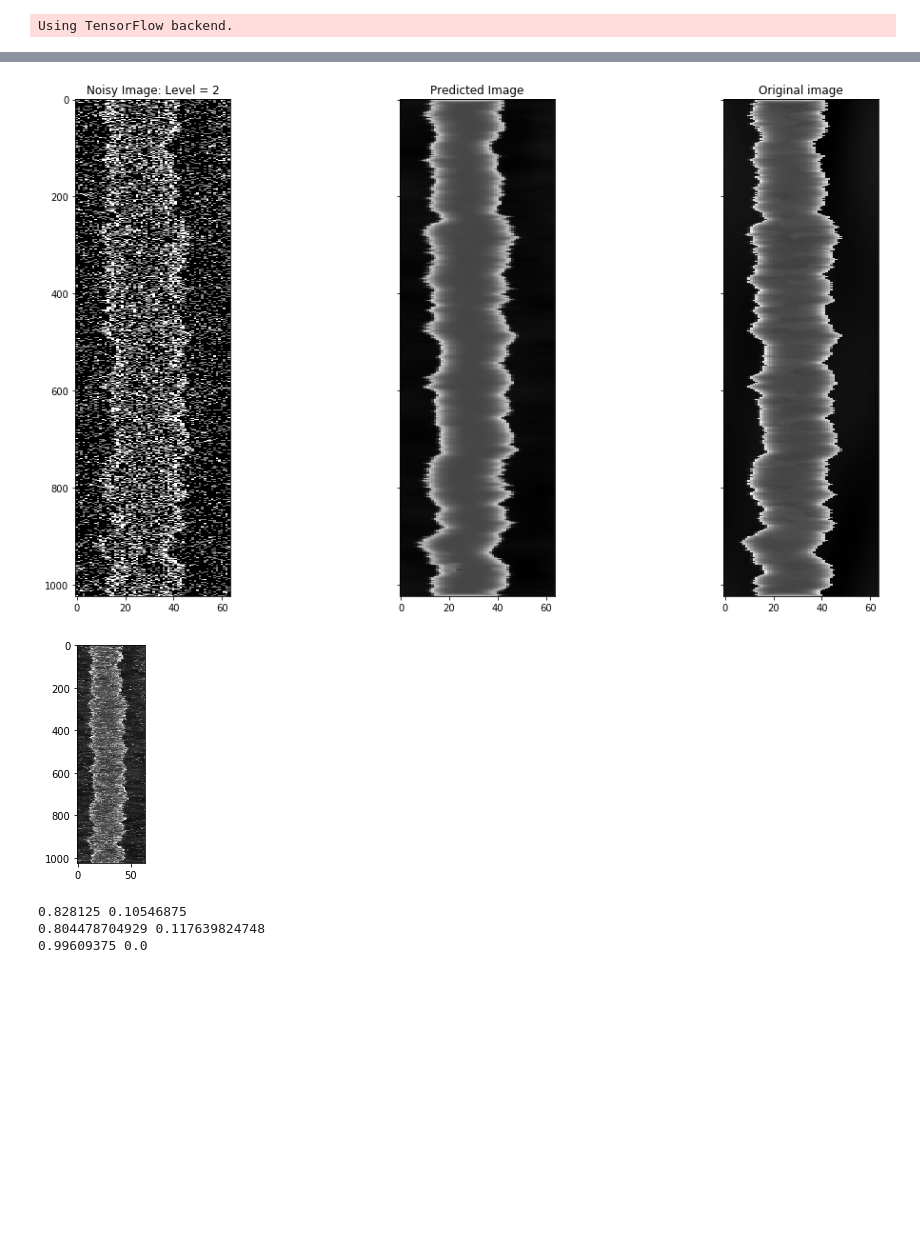
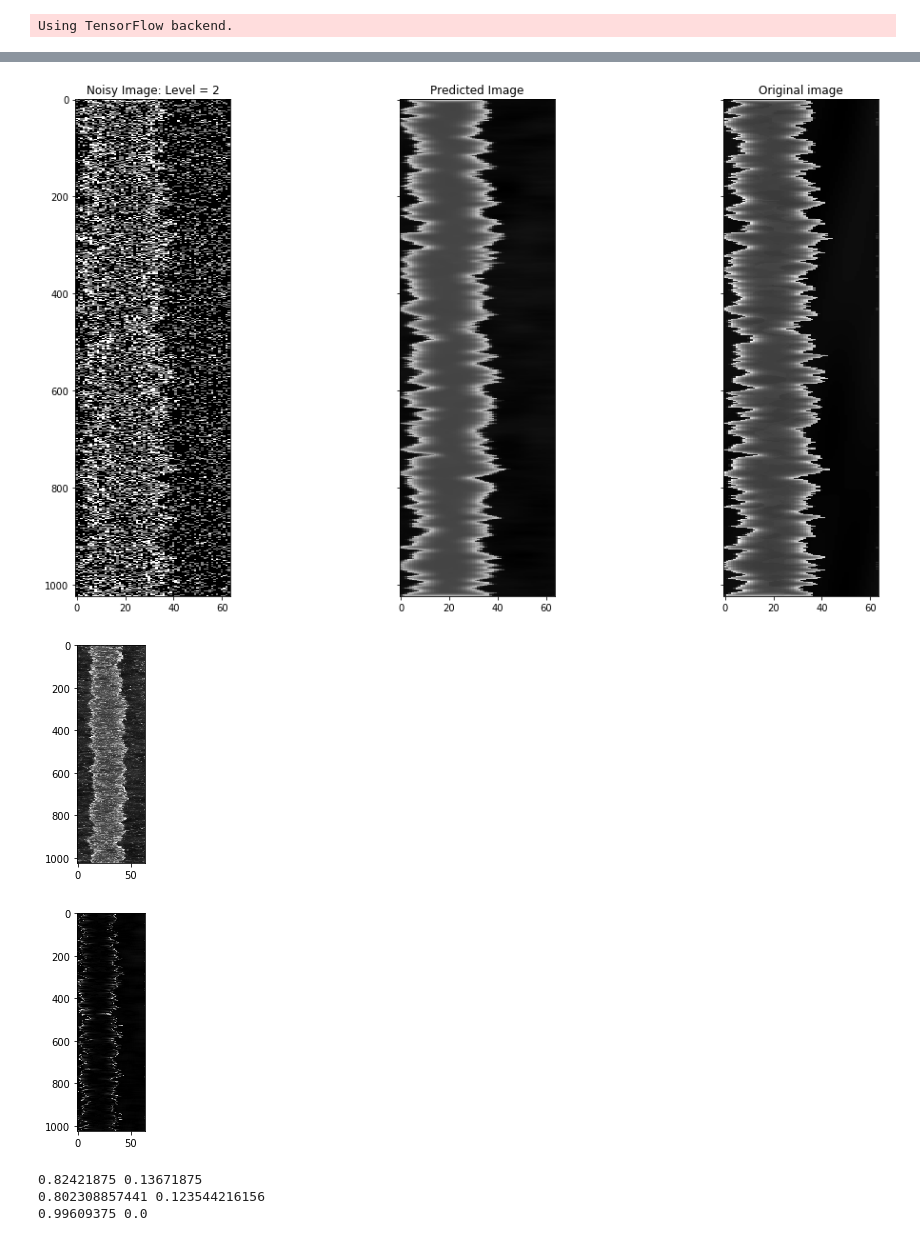
Before and after one commit to narendrachaudhary51/LER_machine_learning, a Jupyter notebook: neural_nets/nnet_prediction.ipynb, the cells around one changed output, grey strips where cells are left out. Saved outputs shown, nothing was run; the diff lists cells and outputs as text; code cells hidden in the pictures; blank space fills up the shorter version.

```diff
--- a/neural_nets/nnet_prediction.ipynb
+++ b/neural_nets/nnet_prediction.ipynb
@@ -19,9 +19,9 @@ path = '/home/grads/n/narendra5/Desktop/Programs/LER_machine_learning/'
 
 model = load_model(path + 'models/' + 'full_run1_epoch_4.h5')
 
-sigma = 1.2
-alpha = 0.7
-Xi = 40
+sigma = 1.6
+alpha = 0.9
+Xi = 10
 width = 30
 space = 30
 noise = 2
@@ -69,37 +69,41 @@ fig, ax = plt.subplots(nrows=1, ncols=3, figsize=(16, 8), sharex=True,
 
 
 ax[0].imshow(imnoisy,cmap = 'gray',aspect= 0.2)
 ax[0].set_title('Noisy Image: Level = {}'.format(noise))
 
 ax[1].imshow(impredict, cmap = 'gray', aspect= 0.2)
 ax[1].set_title('Predicted Image')
 
 ax[2].imshow(im,cmap = 'gray',aspect = 0.2)
 #ax[2].set_title('Original image with sigma = {}nm, Xi = {}nm, alpha = {}, width = {} pixels'.format(sigma, Xi, alpha, width))
 ax[2].set_title('Original image')
 
 fig.tight_layout()
 plt.savefig('noisy_lines.png')
 plt.show()
 
 import scipy.io as spio
 
 mat2 = spio.loadmat(path + 'Image2.mat', squeeze_me=True)
 DnCNN = np.array(mat2['image1'])
 
 DnCNN = DnCNN/256
 
 plt.imshow(DnCNN,cmap = 'gray', aspect= 0.2)
 plt.show()
 
+plt.imshow(np.abs(im - impredict), cmap = 'gray',aspect= 0.2)
+plt.show()
+
 print(np.max(im), np.min(im))
 print(np.max(impredict), np.min(impredict))
 print(np.max(imnoisy), np.min(imnoisy))
 # %% [output]
-[figure, old version]
+[figure, new version]
 [figure]
+[figure, added]
-0.828125 0.10546875
-0.804478704929 0.117639824748
+0.82421875 0.13671875
+0.802308857441 0.123544216156
 0.99609375 0.0
 # %%
 from skimage.restoration import (denoise_tv_chambolle, denoise_bilateral,
```
Also changed, not shown: parts of 5 cells of this notebook, 2 other files.
